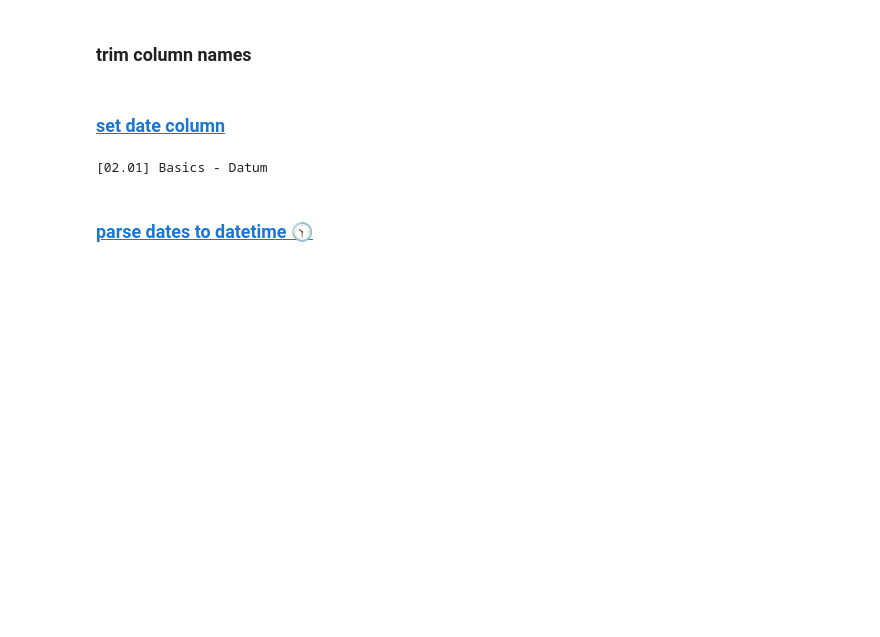
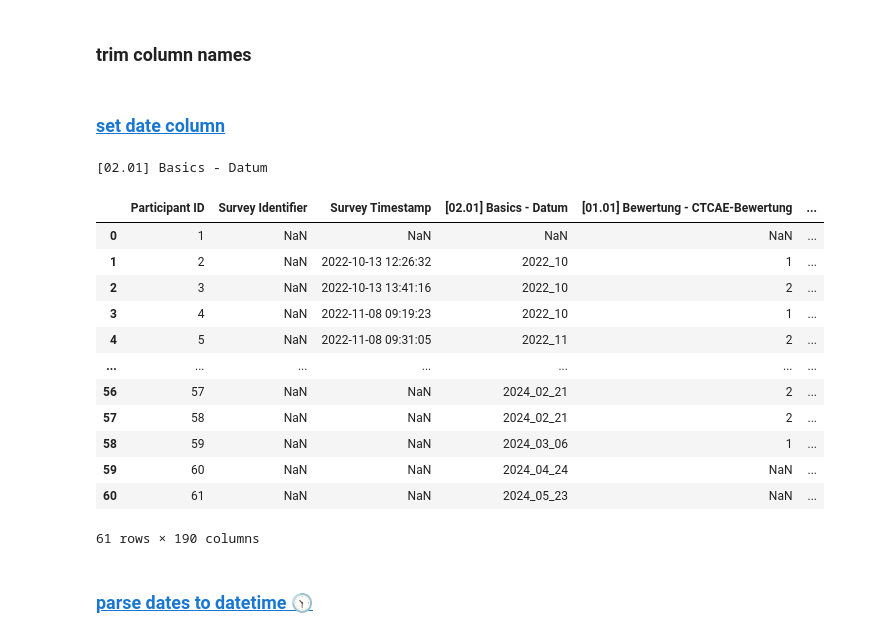
Before and after one commit to smeisegeier/sport-adverse-events, a Jupyter notebook: src/main.ipynb, the cells around one changed output. Cells and saved outputs as stored; diff of their text form; code cells hidden in the pictures; blank space fills up the shorter version.

```diff
--- a/src/main.ipynb
+++ b/src/main.ipynb
@@ -145,6 +145,22 @@ df_csv.columns = cols_trimmed
 col_date = "[02.01] Basics - Datum"
 # %% [output]
 [02.01] Basics - Datum
+# %%
+df_csv
+# %% [output]
+|  | Participant ID | Survey Identifier | Survey Timestamp | [02.01] Basics - Datum | [01.01] Bewertung - CTCAE-Bewertung | ... |
+| 0 | 1 | NaN | NaN | NaN | NaN | ... |
+| 1 | 2 | NaN | 2022-10-13 12:26:32 | 2022_10 | 1 | ... |
+| 2 | 3 | NaN | 2022-10-13 13:41:16 | 2022_10 | 2 | ... |
+| 3 | 4 | NaN | 2022-11-08 09:19:23 | 2022_10 | 1 | ... |
+| 4 | 5 | NaN | 2022-11-08 09:31:05 | 2022_11 | 2 | ... |
+| ... | ... | ... | ... | ... | ... | ... |
+| 56 | 57 | NaN | NaN | 2024_02_21 | 2 | ... |
+| 57 | 58 | NaN | NaN | 2024_02_21 | 2 | ... |
+| 58 | 59 | NaN | NaN | 2024_03_06 | 1 | ... |
+| 59 | 60 | NaN | NaN | 2024_04_24 | NaN | ... |
+| 60 | 61 | NaN | NaN | 2024_05_23 | NaN | ... |
+61 rows × 190 columns
 # %% [markdown]
 ### <a id='toc1_4_2_'></a>[parse dates to datetime 🕥](#toc0_)
 # %%
```
Also changed, not shown: parts of 2 cells of this notebook, 2 other files.
